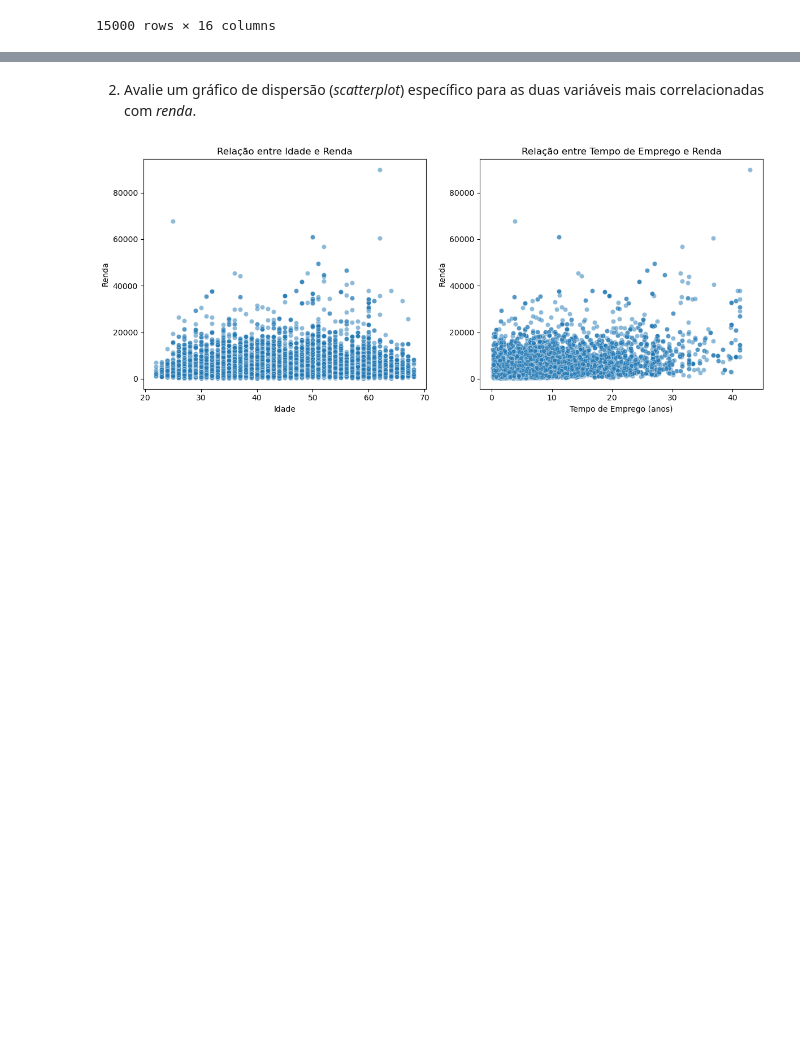
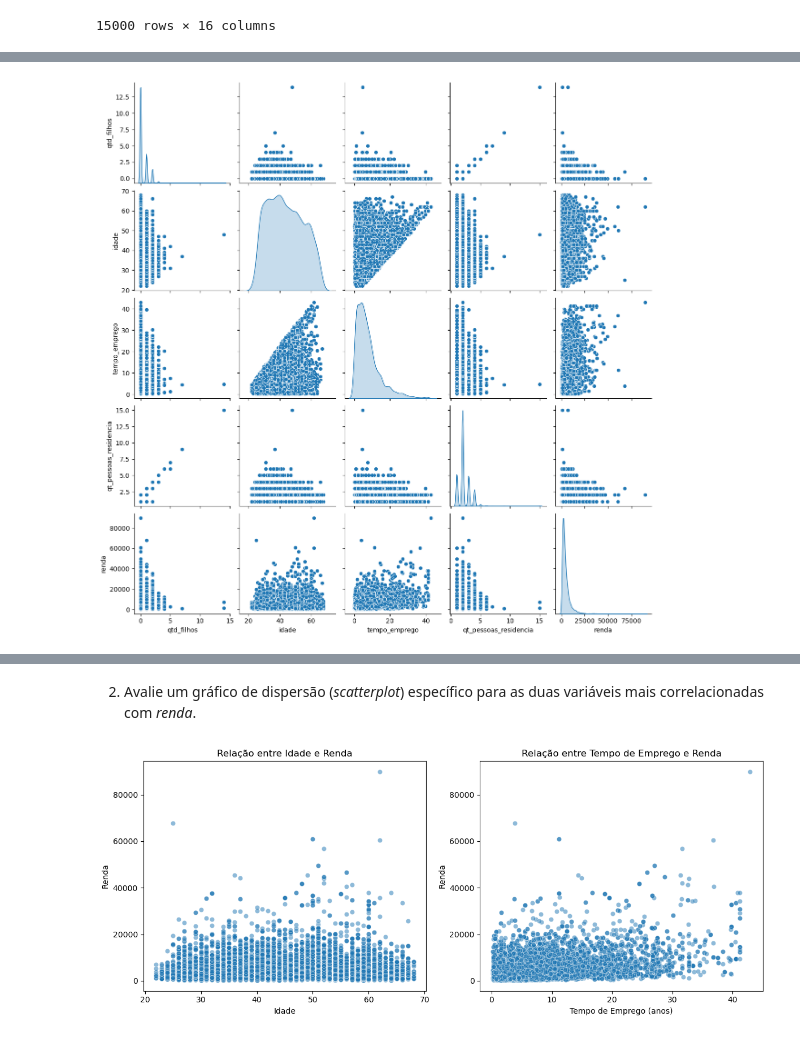
Before and after one commit to MarcioSGomes94/Mod-10---Exerc-cios, a Jupyter notebook: Mod 10 - Exerc 1.ipynb, the cells around one changed output, grey strips where cells are left out. Drawn from its saved outputs; the diff is of its cells as text; code cells hidden in the pictures; blank space fills up the shorter version.

```diff
--- a/Mod 10 - Exerc 1.ipynb
+++ b/Mod 10 - Exerc 1.ipynb
@@ -35,0 +47,8 @@ df
+# %%
+variaveis_escolhidas = ["qtd_filhos", "idade", "tempo_emprego","qt_pessoas_residencia","renda"]
+df_selecionado = df[variaveis_escolhidas]
+
+sns.pairplot(df_selecionado, diag_kind='kde')
+plt.show()
+# %% [output]
+[figure, added]
```
Also changed, not shown: parts of 3 cells of this notebook.
